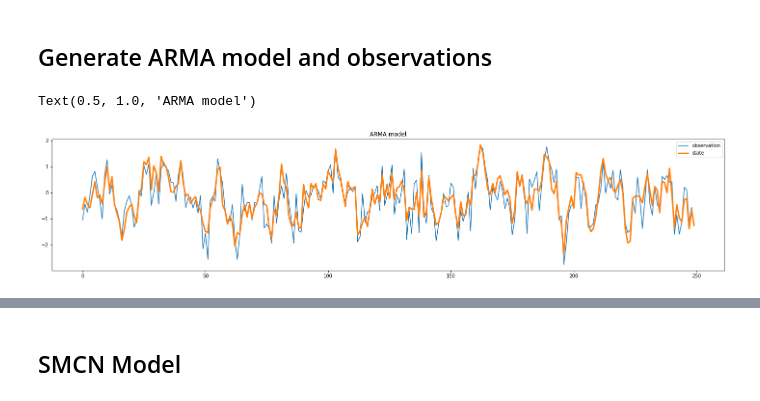
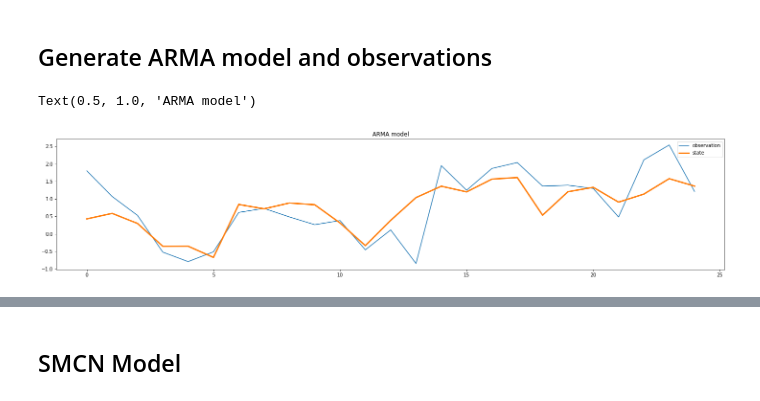
Before and after one commit to maxjcohen/uncertaintyQuantification, a Jupyter notebook: AR.ipynb, the cells around one changed output, grey strips where cells are left out. Saved outputs shown, nothing was run; the diff lists cells and outputs as text; code cells hidden in the pictures.

```diff
--- a/AR.ipynb
+++ b/AR.ipynb
@@ -33,34 +44,34 @@ def compare_stuff(model):
 # %% [markdown]
 ## Generate ARMA model and observations
-# %%
-b = 0.75
-
-sigma_x = 0.6
-sigma_y = 0.2
-
-n_obs = 10000
-
-arparams = np.array([b])
-maparams = np.array([0])
-
-arparams = np.r_[1, -arparams]
-maparams = np.r_[1, maparams]
-x_arma = arma_generate_sample(arparams, maparams, n_obs, scale=sigma_x)
-# x_arma_range = x_arma.max() - x_arma.min()
-# x_arma = (x_arma - x_arma.min()) / x_arma_range
-
-y_arma = x_arma + np.random.multivariate_normal((0,),
-                                                np.diag([sigma_y]),
-                                                size=len(x_arma)).squeeze()
-# y_arma_range = y_arma.var()
-# y_arma = (y_arma - y_arma.mean()) / y_arma_range
-
-
-plt.figure(figsize=(25, 5))
-plt.plot(y_arma[:250], label='observation')
-plt.plot(x_arma[:250], lw=3, label='state')
-plt.legend()
-plt.title('ARMA model')
-# %% [output]
-Text(0.5, 1.0, 'ARMA model')
-[figure, removed]
+# %%
+b = 0.75
+
+sigma_x = 0.2
+sigma_y = 0.6
+
+n_obs = 10000
+# %%
+T = 25
+n_samples = 1000
+
+x_arma = []
+for n_s in range(n_samples):
+    x_arma.append([np.random.multivariate_normal((0,), np.diag([sigma_x]), size=1).item()])
+    for k in range(T-1):
+        x_arma[-1].append( b * x_arma[-1][-1] + np.random.multivariate_normal((0,), np.diag([sigma_x]), size=1).item())
+x_arma = np.array(x_arma)
+
+y_arma = x_arma + np.random.multivariate_normal((0,),
+                                                np.diag([sigma_y]),
+                                                size=x_arma.shape).squeeze()
+# %%
+idx = np.random.randint(n_samples)
+
+plt.figure(figsize=(25, 5))
+plt.plot(y_arma[idx], label='observation')
+plt.plot(x_arma[idx], lw=3, label='state')
+plt.legend()
+plt.title('ARMA model')
+# %% [output]
+Text(0.5, 1.0, 'ARMA model')
+[figure, added]
```
Also changed, not shown: parts of 19 cells of this notebook.
